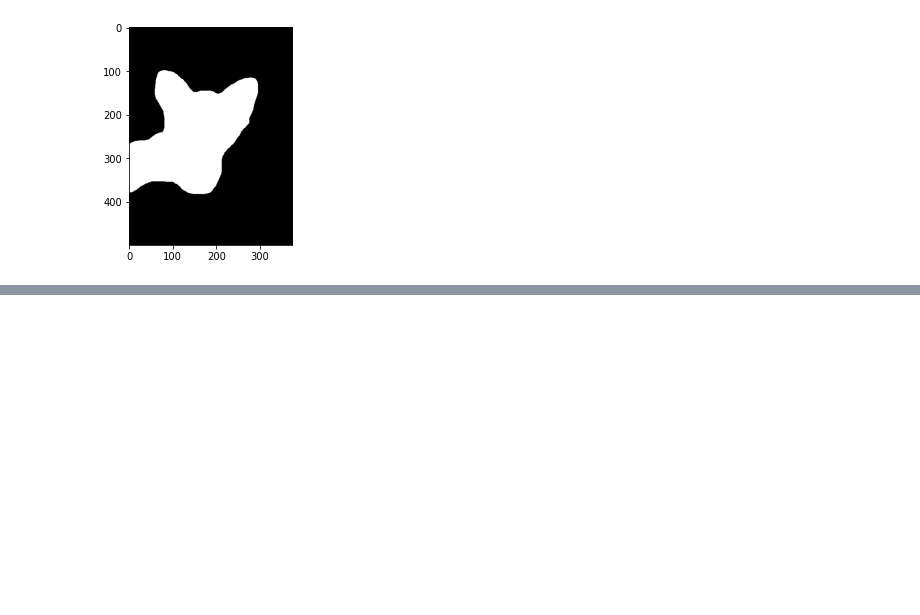
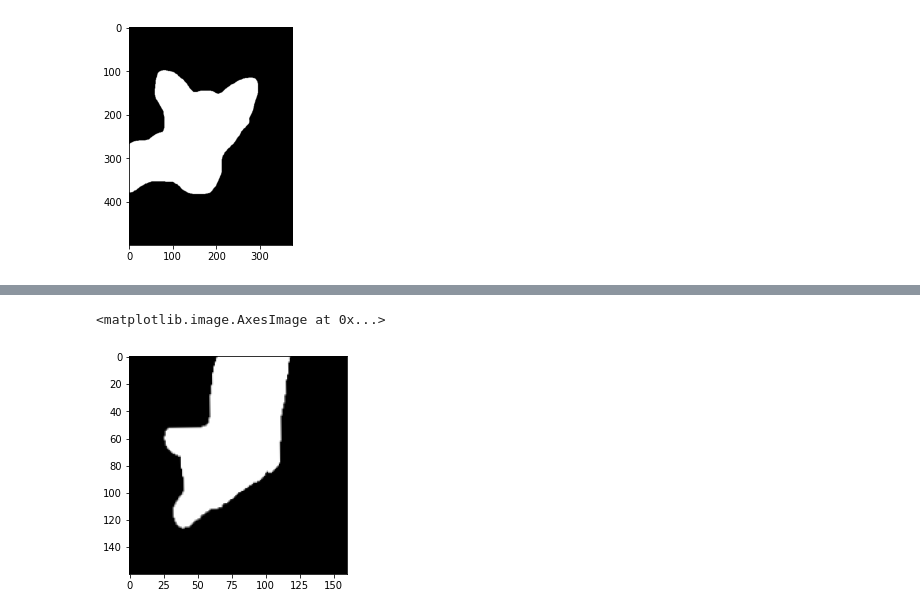
Before and after one commit to fogg-lab/tissue-model-analysis-tools, a Jupyter notebook: notebooks/oxford_pets_v1.ipynb, the cells around one changed output, grey strips where cells are left out. Saved outputs shown, nothing was run; the diff lists cells and outputs as text; code cells hidden in the pictures; blank space fills up the shorter version.

```diff
--- a/notebooks/oxford_pets_v1.ipynb
+++ b/notebooks/oxford_pets_v1.ipynb
@@ -86 +105,6 @@ class OxfordPetsSequence(keras.utils.Sequence):
+# %%
+plt.imshow(y[1][:,:,0], cmap='gray')
+# %% [output]
+<matplotlib.image.AxesImage at 0x...>
+[figure, added]
 # %%
```
Also changed, not shown: parts of 11 cells of this notebook.
